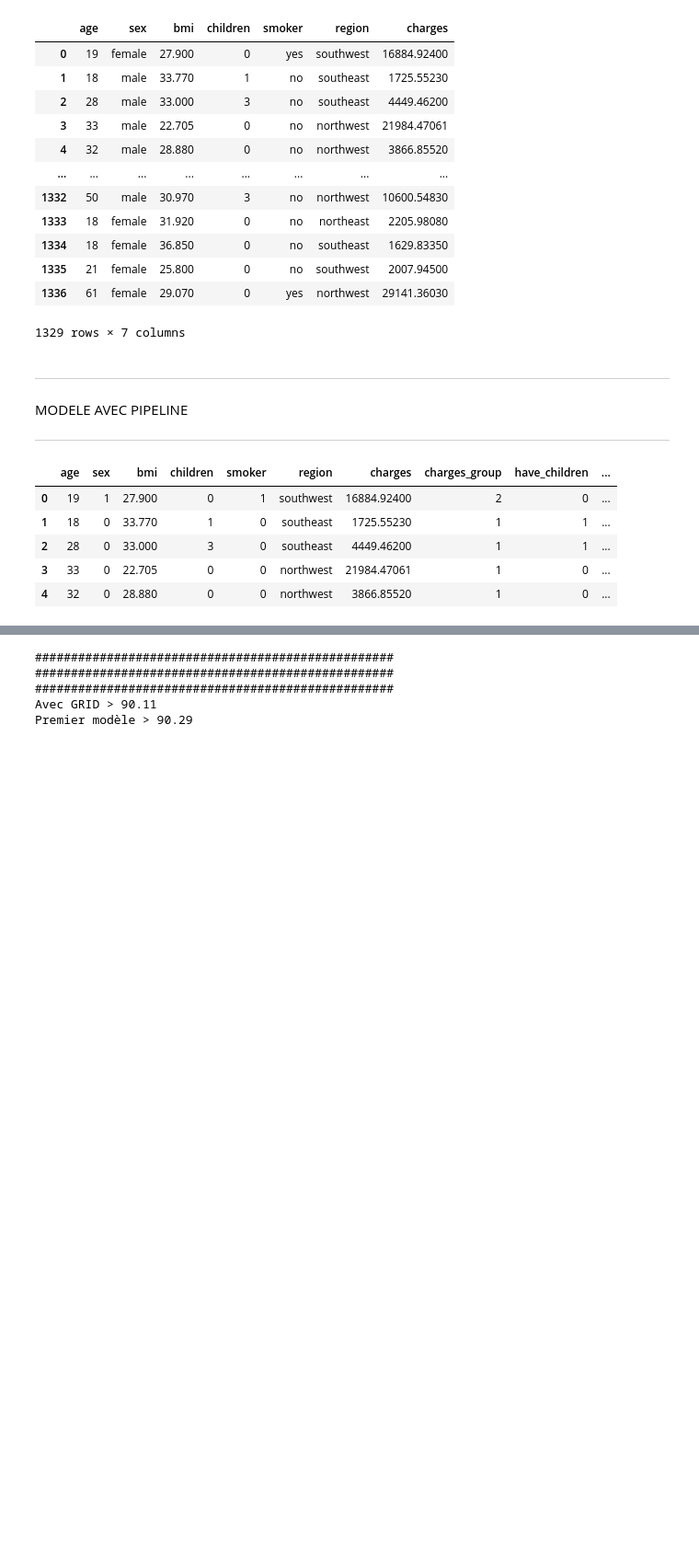
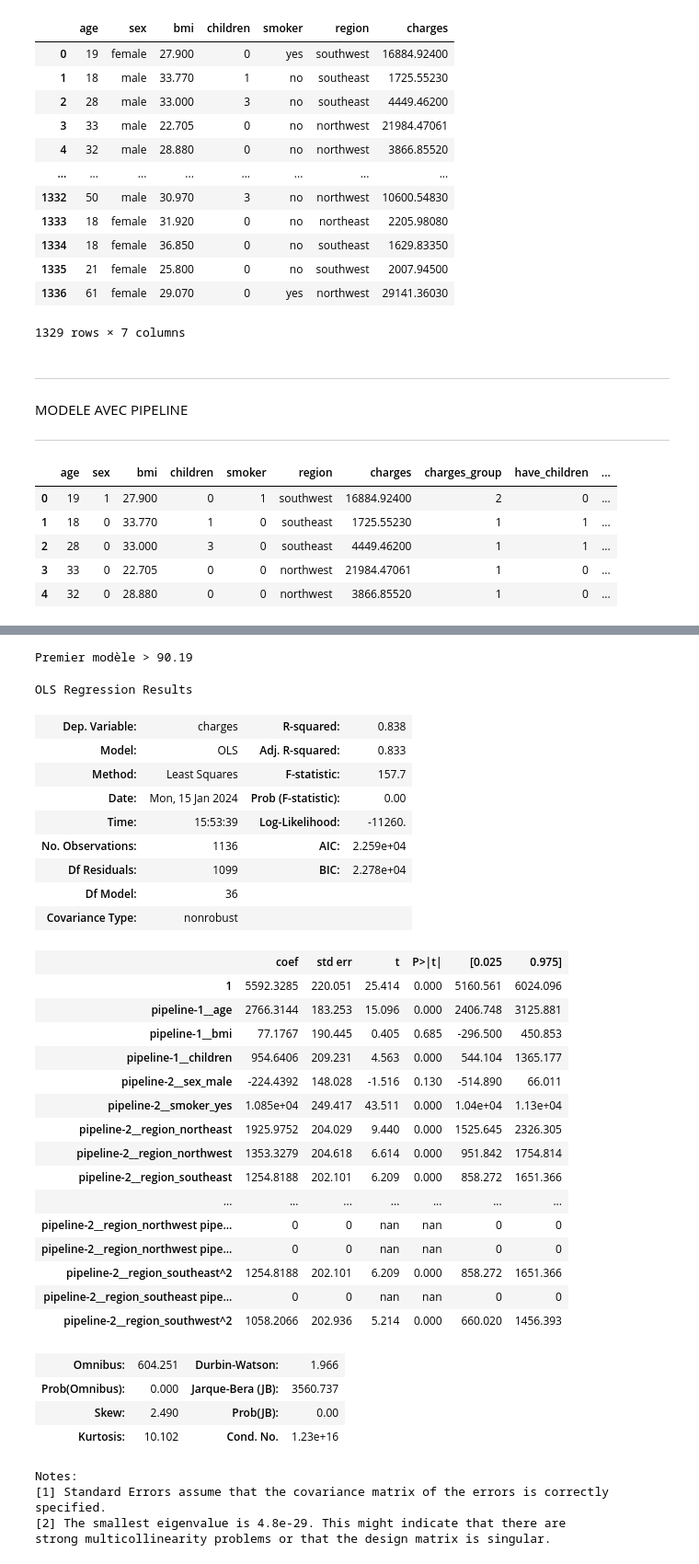
Before and after one commit to ChristianPRO1982/insurance_premium_SC, a Jupyter notebook: 3-creation_modele.ipynb, the cells around one changed output, grey strips where cells are left out. Shown at 92% size. Saved outputs shown, nothing was run; the diff lists cells and outputs as text; code cells hidden in the pictures; blank space fills up the shorter version.

```diff
--- a/3-creation_modele.ipynb
+++ b/3-creation_modele.ipynb
@@ -61,14 +61,19 @@ from sklearn.preprocessing import OneHotEncoder
 from sklearn.impute import SimpleImputer
 from sklearn.pipeline import make_pipeline
 from sklearn.linear_model import LinearRegression, LassoCV, Lasso
+from sklearn.preprocessing import PolynomialFeatures
 import joblib
+from statsmodels.formula.api import ols
+import statsmodels.api as sm
+
+df = pd.read_csv("données sans doublon.csv")
 
 y = df[['charges']]
 
 X = df[['age', 'sex', 'bmi', 'children', 'smoker', 'region']]
-X['smoker_bmi'] = X['smoker'] * X['bmi']
-X['smoker_age'] = X['smoker'] * X['age']
-X['smoker_children'] = X['smoker'] * X['children']
+# X['smoker_bmi'] = X['smoker'] * X['bmi']
+# X['smoker_age'] = X['smoker'] * X['age']
+# X['smoker_children'] = X['smoker'] * X['children']
 # display(X)
 
 X_train, X_test, y_train, y_test = train_test_split(X, y, shuffle=True, train_size=0.85, random_state=42, stratify=X['smoker'])
@@ -77,11 +82,12 @@ numerical_features = make_column_selector(dtype_include=np.number) # plutôt que
 categorical_features = make_column_selector(dtype_exclude=np.number) # plutôt que : categorical_features = ['region']
 
 numerical_pipeline = make_pipeline(SimpleImputer(), StandardScaler())
-categorical_pipeline = make_pipeline(SimpleImputer(strategy='most_frequent'), OneHotEncoder())
+categorical_pipeline = make_pipeline(SimpleImputer(strategy='most_frequent'), OneHotEncoder(drop='if_binary'))
 
 preprocessor = make_column_transformer((numerical_pipeline, numerical_features),
                                        (categorical_pipeline, categorical_features))
 
+preprocessor = make_pipeline(preprocessor, PolynomialFeatures())
 
 print("##################################################")
 print("##################################################")
@@ -101,6 +107,22 @@ print("Premier modèle >", round(model.score(X_test, y_test)*100, 2))
 
 # sauvegarde du meilleur modèle
 joblib.dump(model, "model.sav")
+
+# distance de cook
+n = X_train.shape[0]
+p = X_train.shape[1]
+
+X_transformed = preprocessor.fit_transform(X_train)
+col_name = preprocessor.get_feature_names_out()
+
+X_transformed = pd.DataFrame(data=X_transformed, columns=col_name, index=y_train.index)
+
+X_s = sm.add_constant(X_transformed)
+model = sm.OLS(y_train, X_s)
+results = model.fit()
+display(results.summary())
+
+
 
 
 
@@ -146,5 +157,35 @@ See the caveats in the documentation: https://pandas.pydata.org/pandas-docs/stab
-##################################################
-##################################################
-##################################################
-Avec GRID > 90.11
-Premier modèle > 90.29
+Premier modèle > 90.19
+OLS Regression Results
+| Dep. Variable: | charges | R-squared: | 0.838 |
+| Model: | OLS | Adj. R-squared: | 0.833 |
+| Method: | Least Squares | F-statistic: | 157.7 |
+| Date: | Mon, 15 Jan 2024 | Prob (F-statistic): | 0.00 |
+| Time: | 15:53:39 | Log-Likelihood: | -11260. |
+| No. Observations: | 1136 | AIC: | 2.259e+04 |
+| Df Residuals: | 1099 | BIC: | 2.278e+04 |
+| Df Model: | 36 |  |  |
+| Covariance Type: | nonrobust |  |  |
+|  | coef | std err | t | P>|t| | [0.025 | 0.975] |
+| 1 | 5592.3285 | 220.051 | 25.414 | 0.000 | 5160.561 | 6024.096 |
+| pipeline-1__age | 2766.3144 | 183.253 | 15.096 | 0.000 | 2406.748 | 3125.881 |
+| pipeline-1__bmi | 77.1767 | 190.445 | 0.405 | 0.685 | -296.500 | 450.853 |
+| pipeline-1__children | 954.6406 | 209.231 | 4.563 | 0.000 | 544.104 | 1365.177 |
+| pipeline-2__sex_male | -224.4392 | 148.028 | -1.516 | 0.130 | -514.890 | 66.011 |
+| pipeline-2__smoker_yes | 1.085e+04 | 249.417 | 43.511 | 0.000 | 1.04e+04 | 1.13e+04 |
+| pipeline-2__region_northeast | 1925.9752 | 204.029 | 9.440 | 0.000 | 1525.645 | 2326.305 |
+| pipeline-2__region_northwest | 1353.3279 | 204.618 | 6.614 | 0.000 | 951.842 | 1754.814 |
+| pipeline-2__region_southeast | 1254.8188 | 202.101 | 6.209 | 0.000 | 858.272 | 1651.366 |
+| ... | ... | ... | ... | ... | ... | ... |
+| pipeline-2__region_northwest pipe... | 0 | 0 | nan | nan | 0 | 0 |
+| pipeline-2__region_northwest pipe... | 0 | 0 | nan | nan | 0 | 0 |
+| pipeline-2__region_southeast^2 | 1254.8188 | 202.101 | 6.209 | 0.000 | 858.272 | 1651.366 |
+| pipeline-2__region_southeast pipe... | 0 | 0 | nan | nan | 0 | 0 |
+| pipeline-2__region_southwest^2 | 1058.2066 | 202.936 | 5.214 | 0.000 | 660.020 | 1456.393 |
+| Omnibus: | 604.251 | Durbin-Watson: | 1.966 |
+| Prob(Omnibus): | 0.000 | Jarque-Bera (JB): | 3560.737 |
+| Skew: | 2.490 | Prob(JB): | 0.00 |
+| Kurtosis: | 10.102 | Cond. No. | 1.23e+16 |
+Notes:
+[1] Standard Errors assume that the covariance matrix of the errors is correctly specified.
+[2] The smallest eigenvalue is 4.8e-29. This might indicate that there are
+strong multicollinearity problems or that the design matrix is singular.
```
Also changed, not shown: parts of 4 cells of this notebook, 3 other files.
